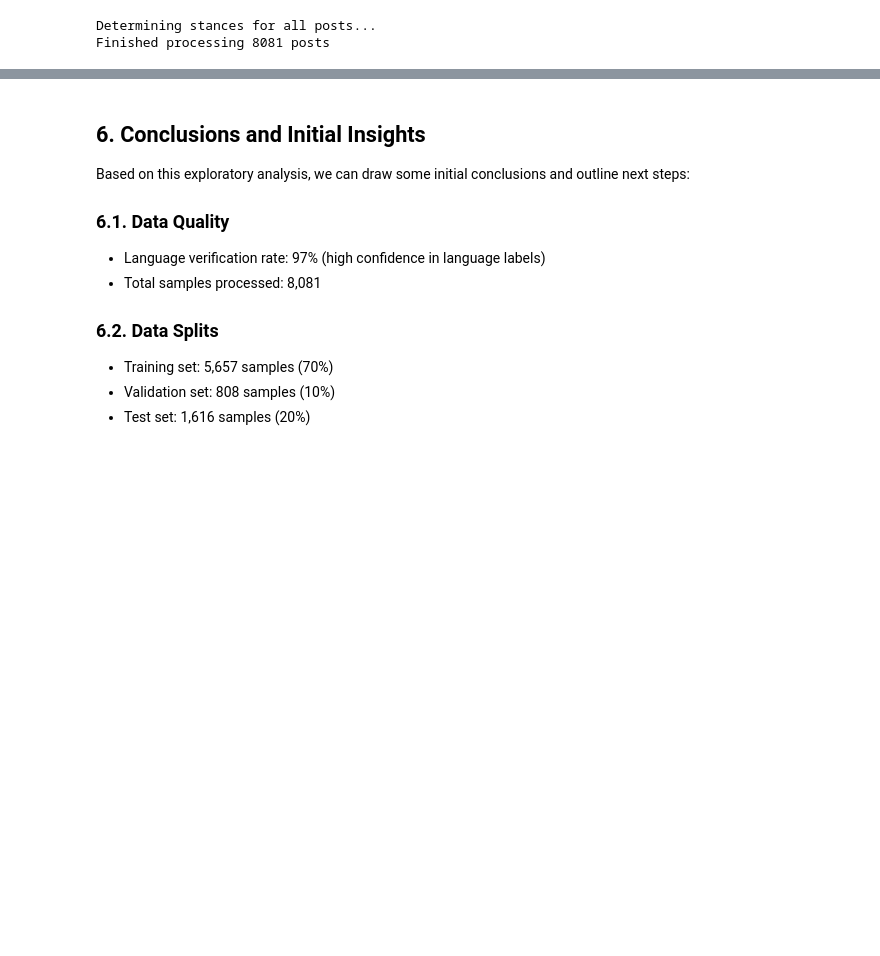
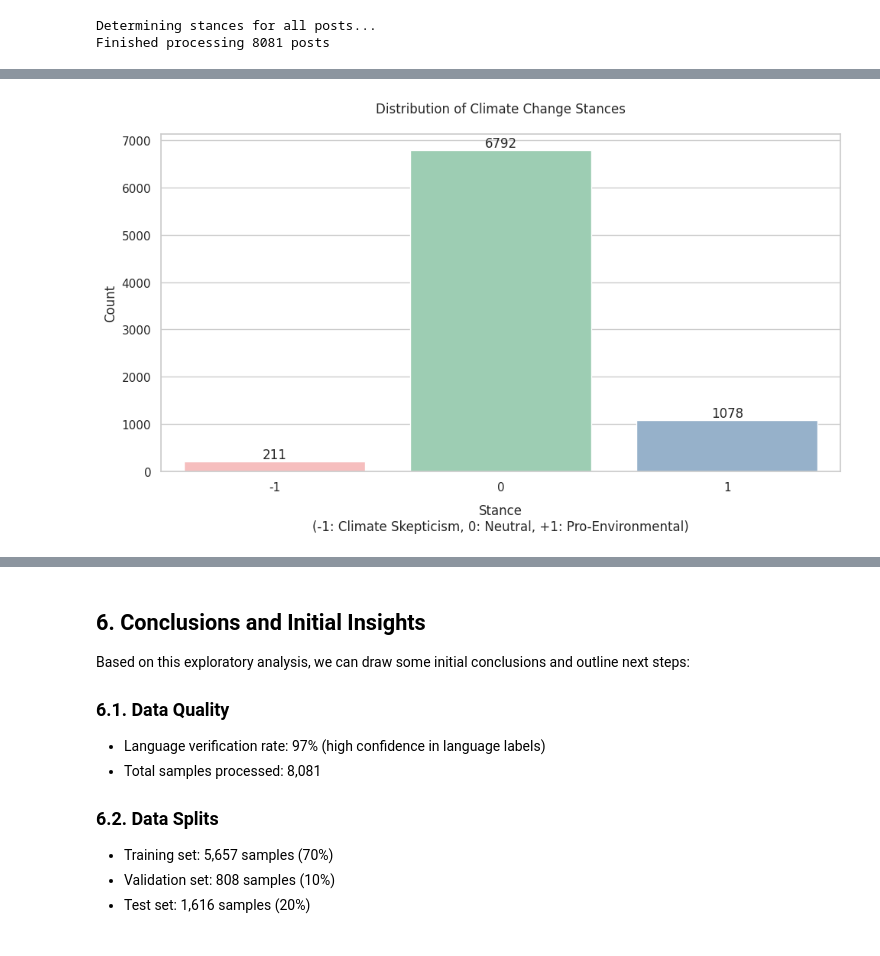
Before and after one commit to jaxendutta/climate-stance-detection, a Jupyter notebook: notebooks/01_data_exploration.ipynb, the cells around one changed output, grey strips where cells are left out. Saved outputs shown, nothing was run; the diff lists cells and outputs as text; code cells hidden in the pictures; blank space fills up the shorter version.

```diff
--- a/notebooks/01_data_exploration.ipynb
+++ b/notebooks/01_data_exploration.ipynb
@@ -391,25 +508,27 @@ def assign_stance(text, language='en'):
 # %%
 def determine_stance(text, language='en'):
     """
-    Determine stance based on text content with improved negation and diminisher handling.
+    Multilingual wrapper for stance determination.
 
     Args:
         text (str): The text to analyze
         language (str): Language code of the text
 
     Returns:
-        int: Stance code (0: Against, 1: Positive, 2: Neutral)
+        int: Stance code:
+            +1: Pro-environmental/Climate concern
+             0: Neutral
+            -1: Climate skepticism/denial
     """
-    if not text or len(str(text).strip()) < 50:  # Keep original length check
-        return 2  # Neutral for very short texts
+    if not text or len(str(text).strip()) < 50:
+        return 0
 
     stance = assign_stance(text.lower(), language)
 
-    # Convert string stance to numeric code
     stance_map = {
-        'negative': 0,
-        'neutral': 2,
-        'positive': 1
+        'pro_environmental': 1,  # Pro-environmental gets +1
+        'neutral': 0,           # Neutral stays at 0
+        'skepticism': -1        # Skepticism gets -1
     }
 
     return stance_map[stance]
@@ -509,0 +548,73 @@ Stance: negative
+# %%
+import matplotlib.pyplot as plt
+import seaborn as sns
+import pandas as pd
+
+# Set seaborn style with whitegrid
+sns.set_style("whitegrid")
+sns.set_palette("deep")
+
+# Calculate stance distribution
+stance_dist = data['stance'].value_counts().sort_index()  # Sort by index to ensure -1, 0, 1 order
+colors = ['#FFB5B5', '#95D5B2', '#8DB1D3']
+
+# First plot - Stance Distribution
+plt.figure(figsize=(10, 6))
+ax = sns.barplot(
+    x=stance_dist.index,
+    y=stance_dist.values,
+    hue=stance_dist.index,  # Add hue to fix the warning
+    palette=colors,
+    legend=False  # Don't show legend since hue is just for colors
+)
+
+plt.title('Distribution of Climate Change Stances', pad=20, size=12)
+plt.xlabel('Stance\n(-1: Climate Skepticism, 0: Neutral, +1: Pro-Environmental)', labelpad=10)
+plt.ylabel('Count')
+
+# Add value labels on top of each bar
+for i, v in enumerate(stance_dist.values):
+    ax.text(i, v, str(v), ha='center', va='bottom')
+
+plt.tight_layout()
+plt.show()
+plt.close()  # Close the figure to prevent the empty figure warning
+
+# Second plot - Stance by Language
+plt.figure(figsize=(12, 6))
+stance_by_lang = pd.crosstab(data['language'], data['stance'])
+stance_by_lang = stance_by_lang.reindex(columns=[-1, 0, 1])  # Ensure columns are in order
+
+# Plot stacked bar chart
+ax = stance_by_lang.plot(
+    kind='bar',
+    stacked=True,
+    color=colors,
+    width=0.8  # Slightly thinner bars for better visibility
+)
+
+plt.title('Climate Change Stance Distribution by Language', pad=20, size=12)
+plt.xlabel('Language', labelpad=10)
+plt.ylabel('Count')
+
+plt.legend(
+    title='Stance',
+    labels=['Climate Skepticism', 'Neutral', 'Pro-Environmental'],
+    bbox_to_anchor=(1.05, 1),
+    loc='upper left'
+)
+
+# Rotate x-labels for better readability
+plt.xticks(rotation=45)
+
+# Add totals on top of each bar
+totals = stance_by_lang.sum(axis=1)
+for i, total in enumerate(totals):
+    plt.text(i, total, f'Total: {total}', ha='center', va='bottom')
+
+# Adjust layout to prevent label cutoff
+plt.tight_layout()
+plt.show()
+plt.close()  # Close the figure
+# %% [output]
+[figure, added]
```
Also changed, not shown: parts of 10 cells of this notebook, 4 other files.
